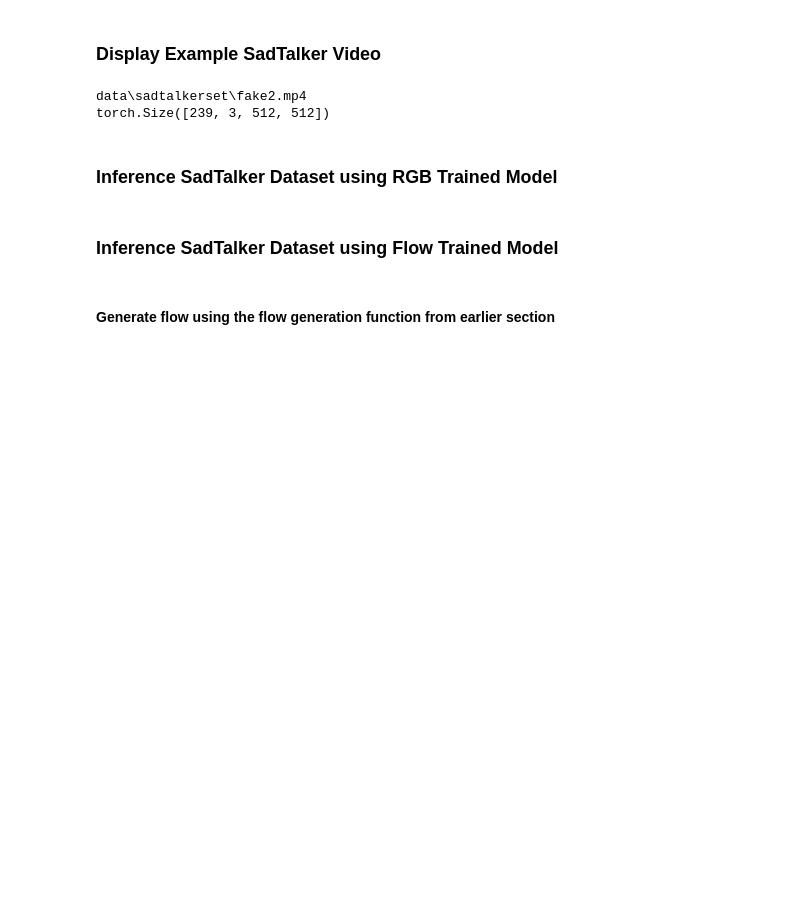
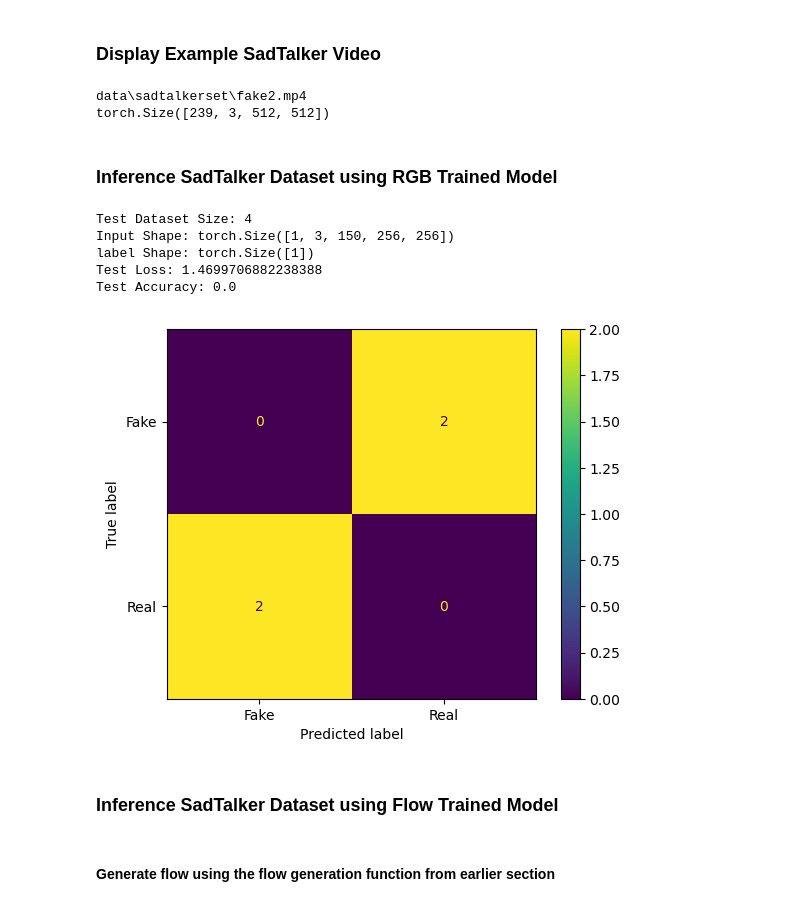
Before and after one commit to ftvs/maliciousai, a Jupyter notebook: Light_Yagami.ipynb, the cells around one changed output. Cells and saved outputs as stored; diff of their text form; code cells hidden in the pictures; blank space fills up the shorter version.

```diff
--- a/Light_Yagami.ipynb
+++ b/Light_Yagami.ipynb
@@ -752,17 +804,24 @@ torch.Size([239, 3, 512, 512])
 ### Inference SadTalker Dataset using RGB Trained Model
 # %%
 dataset_path = "data/sadtalkerset"
-model_path = "models/.pth"
-batch_size = 1
+model_path = "models/s3d_rgb_best_small_v3.pth"
+batch_size = 4
 test_loss, test_accuracy, test_cm = eval_sadtalker(dataset_path,batch_size,device,model_path)
 
 print(f"Test Loss: {test_loss}")
 print(f"Test Accuracy: {test_accuracy}")
 
 cm_display = metrics.ConfusionMatrixDisplay(confusion_matrix = test_cm, display_labels = ['Fake', 'Real'])
 
 cm_display.plot()
 plt.show()
+# %% [output]
+Test Dataset Size: 4
+Input Shape: torch.Size([1, 3, 150, 256, 256])
+label Shape: torch.Size([1])
+Test Loss: 1.4699706882238388
+Test Accuracy: 0.0
+[figure, added]
 # %% [markdown]
 ### Inference SadTalker Dataset using Flow Trained Model
 # %% [markdown]
```
Also changed, not shown: parts of 6 cells of this notebook.
